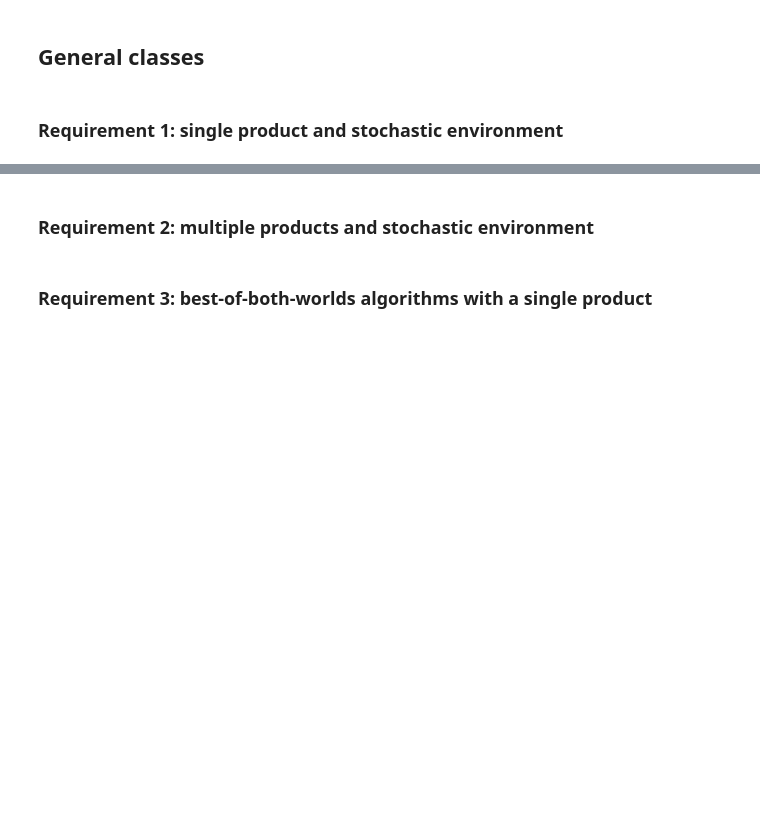
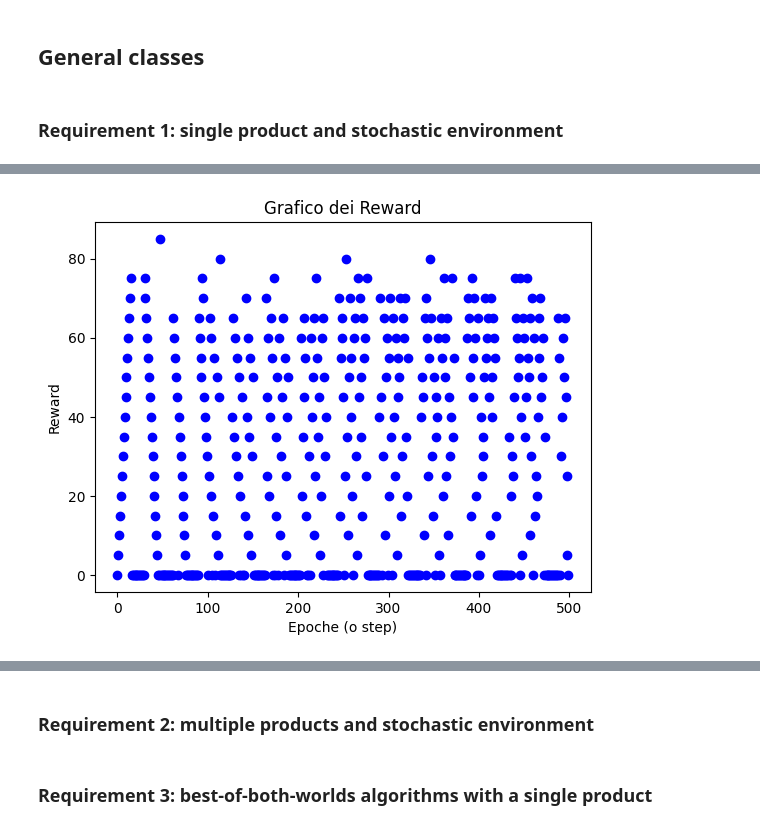
Before and after one commit to FabioFloris02/OLA2025_Floris_Sonzini_Parenti_Singh_Gottschling, a Jupyter notebook: OLA-project.ipynb, the cells around one changed output, grey strips where cells are left out. Drawn from its saved outputs; the diff is of its cells as text; code cells hidden in the pictures; blank space fills up the shorter version.

```diff
--- a/OLA-project.ipynb
+++ b/OLA-project.ipynb
@@ -176,0 +289,47 @@ np.int64(75)
+# %%
+# Run clairvoyant
+clairvoyant = SingleProductStochasticClairvoyant(T, prices, valuation_distr)
+expected_clairvoyant_utilities = clairvoyant.run()
+
+n_trials = 1
+regret_per_trial = []
+for trial in range(n_trials):
+
+  # Define environment and agent
+  env = SingleProductEnvironment(T, valuation_distr)
+  ucb_like_agent = UCBLike(T, B, prices, range=max_price)
+
+  agent_rewards = []
+  for t in range(T):
+    # This returns the price index
+    pi_t = ucb_like_agent.pull_arm()
+
+    # Get the actual price
+    p_t = prices[pi_t]
+
+    # Get reward
+    r_t = env.round(p_t)
+
+    # Update agent state
+    ucb_like_agent.update(r_t, r_t > 0)
+
+    agent_rewards.append(r_t)
+
+  agent_rewards = np.array(agent_rewards)
+  cumulative_regret = np.cumsum(expected_clairvoyant_utilities - agent_rewards)
+  regret_per_trial.append(cumulative_regret)
+
+regret_per_trial = np.array(regret_per_trial)
+# %%
+# Crea il grafico
+plt.scatter(np.arange(T),agent_rewards, marker='o', linestyle='-', color='b')
+
+# Aggiungi titolo e etichette agli assi
+plt.title("Grafico dei Reward")
+plt.xlabel("Epoche (o step)")
+plt.ylabel("Reward")
+
+# Mostra il grafico
+plt.show()
+# %% [output]
+[figure, added]
```
Also changed, not shown: parts of 24 cells of this notebook.
